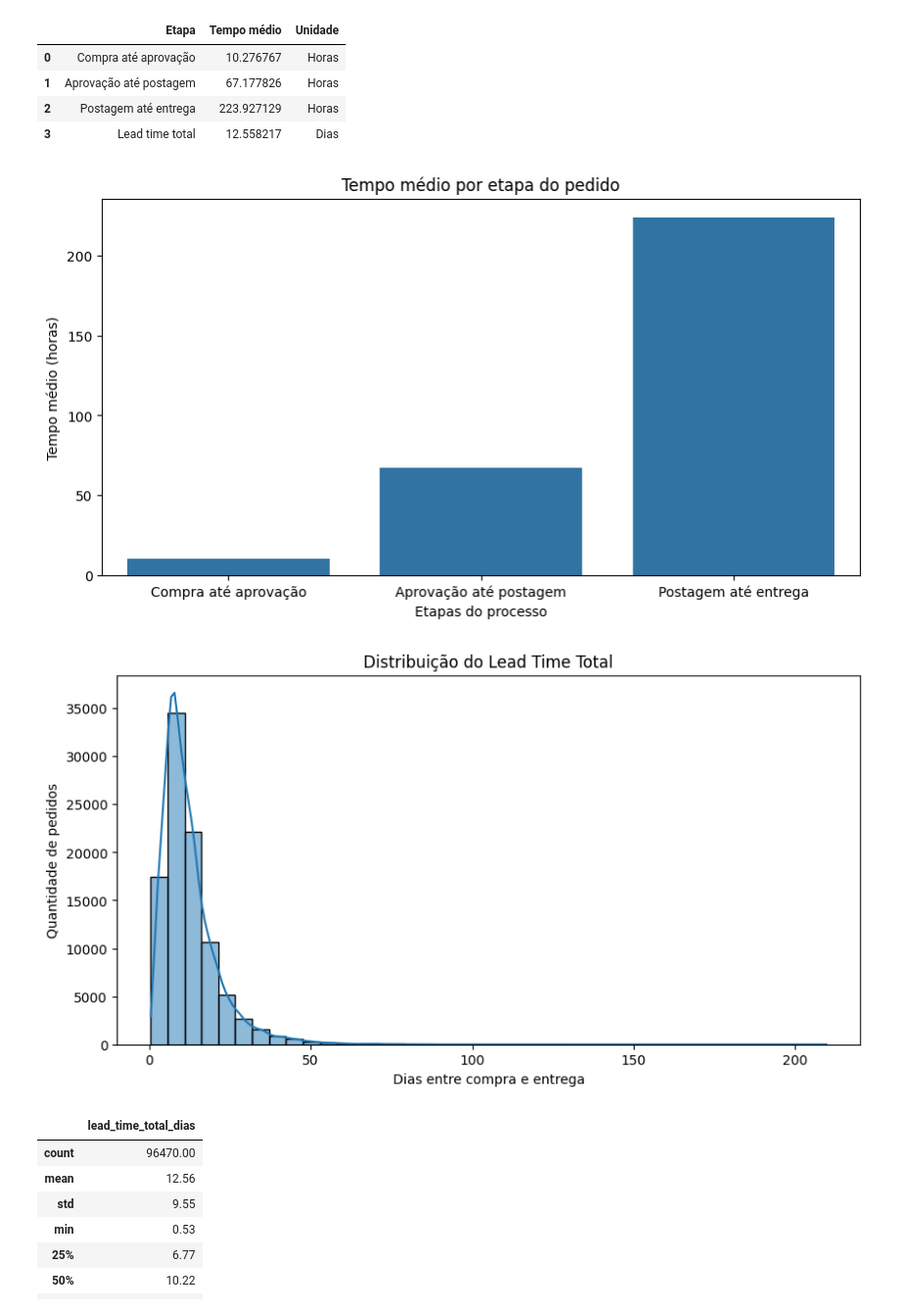
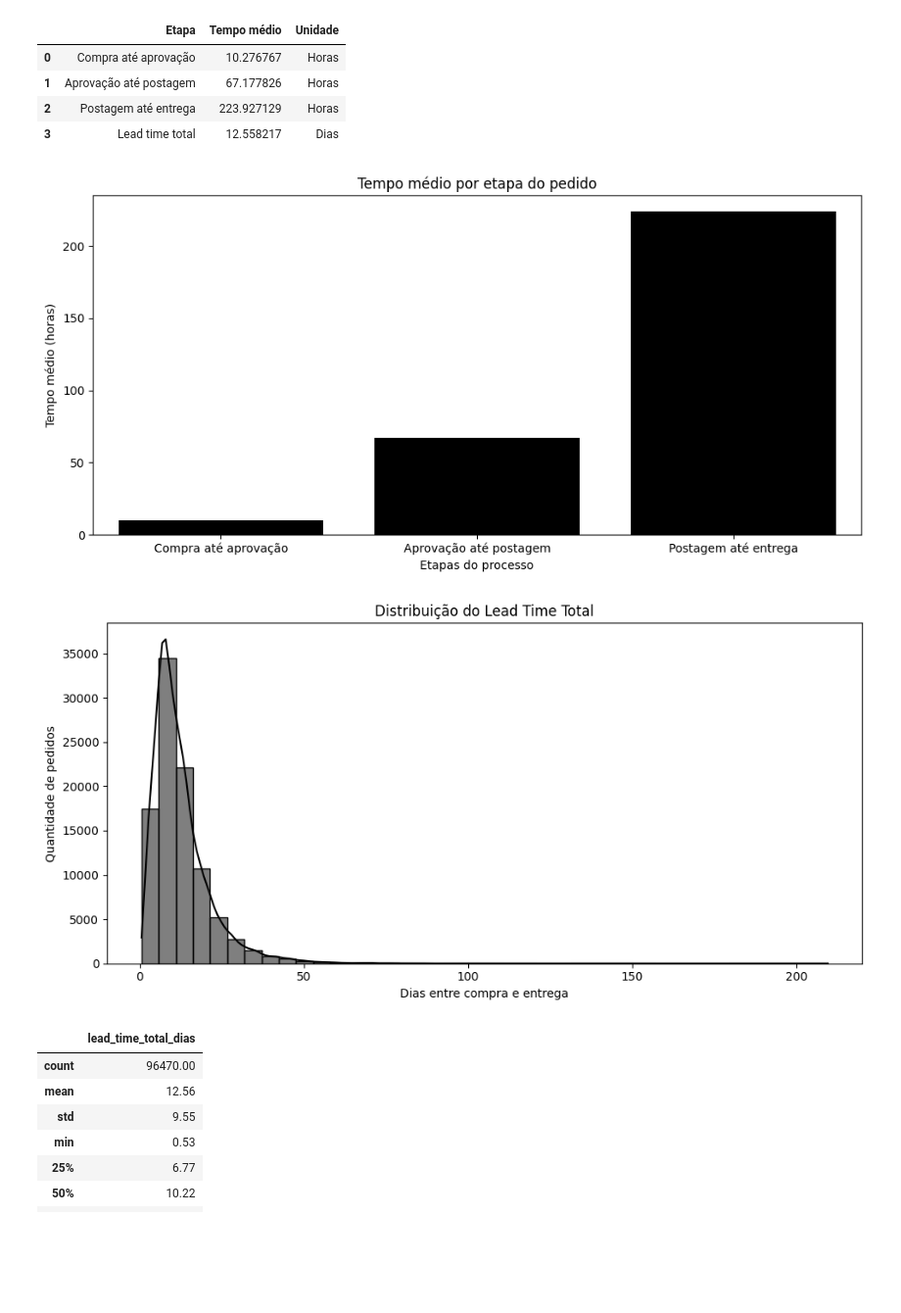
Before and after one commit to anasabrinars/Fase-1-FIAP, a Jupyter notebook: Logística_SLA.ipynb, the cells around one changed output. Shown at 98% size. Cells and saved outputs as stored; diff of their text form; code cells hidden in the pictures; blank space fills up the shorter version.

```diff
--- a/Logística_SLA.ipynb
+++ b/Logística_SLA.ipynb
@@ -131,30 +131,47 @@ resumo_leadtime
 | 2 | Postagem até entrega | 223.927129 | Horas |
 | 3 | Lead time total | 12.558217 | Dias |
 # %%
-# visualização gráfico
+# Visualização gráfico
 
 etapas = resumo_leadtime.iloc[:3]
 
-plt.figure(figsize=(10, 5))
+fig, ax = plt.subplots(figsize=(10, 5))
 
 sns.barplot(
     data=etapas,
     x='Etapa',
-    y='Tempo médio'
+    y='Tempo médio',
+    color='black',
+    ax=ax
 )
 
 plt.title('Tempo médio por etapa do pedido')
 plt.xlabel('Etapas do processo')
 plt.ylabel('Tempo médio (horas)')
 plt.xticks(rotation=0)
 
+# Fundo transparente
+fig.patch.set_alpha(0)
+ax.patch.set_alpha(0)
+
+plt.tight_layout()
+
+# Salvar imagem com fundo transparente
+plt.savefig(
+    'tempo_medio_etapas.png',
+    transparent=True,
+    dpi=300,
+    bbox_inches='tight'
+)
+
 plt.show()
 # %% [output]
-[figure, old version]
+[figure, new version]
 # %%
 # distribuição
 
-plt.figure(figsize=(10, 5))
+
+fig, ax = plt.subplots(figsize=(10, 5))
 
 sns.histplot(
     data=df_leadtime[
@@ -162,16 +179,35 @@ sns.histplot(
     ],
     x='lead_time_total_dias',
     bins=40,
-    kde=True
+    kde=True,
+    color='black',
+    ax=ax
 )
 
 plt.title('Distribuição do Lead Time Total')
 plt.xlabel('Dias entre compra e entrega')
 plt.ylabel('Quantidade de pedidos')
 
+# Fundo totalmente transparente
+fig.patch.set_alpha(0)
+ax.patch.set_alpha(0)
+
+# Remover linhas de grade
+ax.grid(False)
+
+plt.tight_layout()
+
+# Salvar com fundo transparente
+plt.savefig(
+    'grafico_leadtime.png',
+    dpi=300,
+    transparent=True,
+    bbox_inches='tight'
+)
+
 plt.show()
 # %% [output]
-[figure, old version]
+[figure, new version]
 # %%
 # mediana e %
 
```
Also changed, not shown: parts of 4 cells of this notebook.
